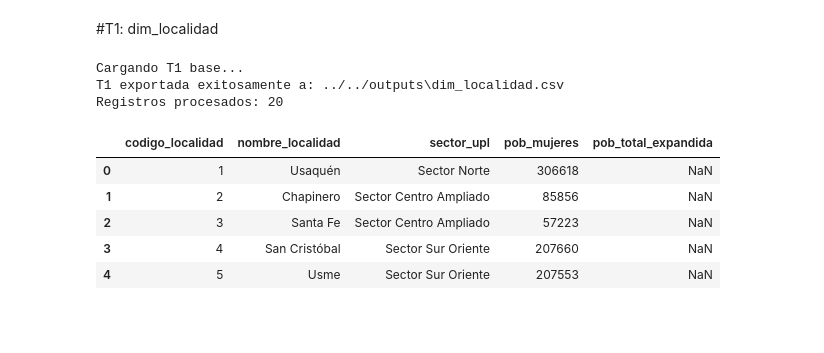
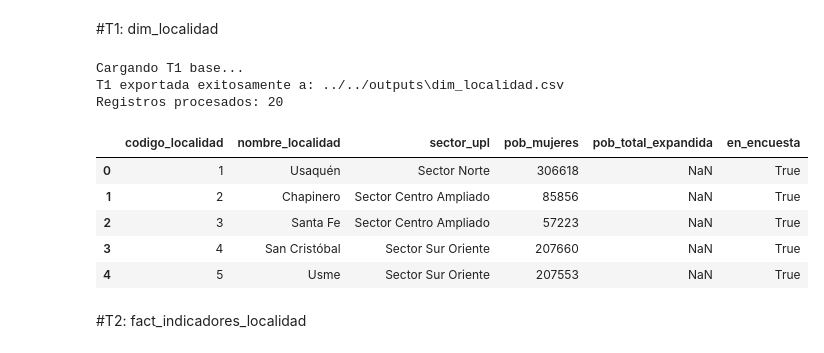
Before and after one commit to AnaTuPatrona/DataJamDistrital_Bogota2026, a Jupyter notebook: scripts/notebooks/07_exportacion.ipynb, the cells around one changed output. Drawn from its saved outputs; the diff is of its cells as text; code cells hidden in the pictures; blank space fills up the shorter version.

```diff
--- a/scripts/notebooks/07_exportacion.ipynb
+++ b/scripts/notebooks/07_exportacion.ipynb
@@ -8,69 +8,61 @@ import pandas as pd
 import os
 
 # 1. Definir rutas relativas desde scripts/notebooks/
-# Leer desde scripts/
 ruta_entrada = '../dim_localidad.csv'
-# Guardar en outputs/tableau/
 ruta_salida_dir = '../../outputs'
 ruta_salida_archivo = os.path.join(ruta_salida_dir, 'dim_localidad.csv')
 
-# Asegurar que el directorio de destino exista
 os.makedirs(ruta_salida_dir, exist_ok=True)
 
 print("Cargando T1 base...")
-# 2. Cargar el dataset base
 df_t1 = pd.read_csv(ruta_entrada)
 
-# Adaptar los nombres reales del archivo fuente al esquema de salida
-# antes de seleccionar las columnas para Tableau.
 df_t1 = df_t1.rename(columns={
     'nombre_oficial': 'nombre_localidad',
     'PobMujeres': 'pob_mujeres'
 })
 
-# 3. Filtrar solo las columnas del diccionario (por si hay columnas extra)
 columnas_t1 = [
     'codigo_localidad',
     'nombre_localidad',
     'sector_upl',
     'pob_mujeres',
     'pob_total_expandida'
 ]
-# Asegurar que todas las columnas existan, si falta alguna la creamos vacía para evitar errores
 for col in columnas_t1:
     if col not in df_t1.columns:
         df_t1[col] = pd.NA
 
 df_t1 = df_t1[columnas_t1].copy()
 
-# 4. Limpieza y Tipado Estricto
-# Manejo de nulos (especialmente para la localidad 20 - Sumapaz que no tiene datos de encuesta)
+# Bandera territorial para integraciones posteriores: Sumapaz no está encuestada.
+df_t1['en_encuesta'] = df_t1['codigo_localidad'].between(1, 19)
+
 df_t1['codigo_localidad'] = df_t1['codigo_localidad'].fillna(0).astype(int)
 df_t1['nombre_localidad'] = df_t1['nombre_localidad'].astype(str)
 df_t1['sector_upl'] = df_t1['sector_upl'].astype(str)
+df_t1['pob_mujeres'] = pd.to_numeric(
+    df_t1['pob_mujeres'], errors='coerce'
+).fillna(0).astype(int)
+df_t1['pob_total_expandida'] = pd.to_numeric(
+    df_t1['pob_total_expandida'], errors='coerce'
+).astype(float)
 
-# Para pob_mujeres (int): rellenar nulos con 0 antes de convertir a entero
-df_t1['pob_mujeres'] = pd.to_numeric(df_t1['pob_mujeres'], errors='coerce').fillna(0).astype(int)
-
-# Para pob_total_expandida (float):
-df_t1['pob_total_expandida'] = pd.to_numeric(df_t1['pob_total_expandida'], errors='coerce').astype(float)
-
-# 5. Asegurar orden lógico (1 a 20)
 df_t1 = df_t1.sort_values('codigo_localidad').reset_index(drop=True)
-
-# 6. Exportación Tableau-Ready (UTF-8 con BOM)
 df_t1.to_csv(ruta_salida_archivo, index=False, encoding='utf-8-sig')
 
 print(f"T1 exportada exitosamente a: {ruta_salida_archivo}")
 print(f"Registros procesados: {len(df_t1)}")
 display(df_t1.head())
 # %% [output]
 Cargando T1 base...
 T1 exportada exitosamente a: ../../outputs\dim_localidad.csv
 Registros procesados: 20
-|  | codigo_localidad | nombre_localidad | sector_upl | pob_mujeres | pob_total_expandida |
-| 0 | 1 | Usaquén | Sector Norte | 306618 | NaN |
-| 1 | 2 | Chapinero | Sector Centro Ampliado | 85856 | NaN |
-| 2 | 3 | Santa Fe | Sector Centro Ampliado | 57223 | NaN |
-| 3 | 4 | San Cristóbal | Sector Sur Oriente | 207660 | NaN |
-| 4 | 5 | Usme | Sector Sur Oriente | 207553 | NaN |
+|  | codigo_localidad | nombre_localidad | sector_upl | pob_mujeres | pob_total_expandida | en_encuesta |
+| 0 | 1 | Usaquén | Sector Norte | 306618 | NaN | True |
+| 1 | 2 | Chapinero | Sector Centro Ampliado | 85856 | NaN | True |
+| 2 | 3 | Santa Fe | Sector Centro Ampliado | 57223 | NaN | True |
+| 3 | 4 | San Cristóbal | Sector Sur Oriente | 207660 | NaN | True |
+| 4 | 5 | Usme | Sector Sur Oriente | 207553 | NaN | True |
+# %% [markdown]
+#T2: fact_indicadores_localidad
```
Also changed, not shown: parts of 19 cells of this notebook, 11 other files.
